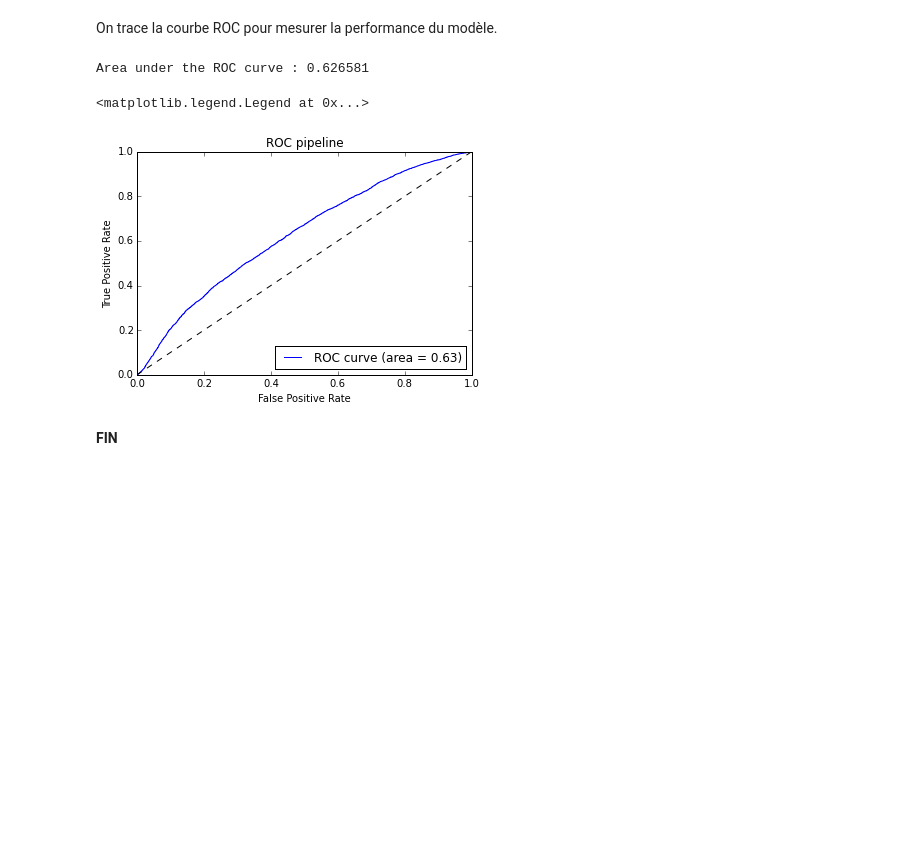
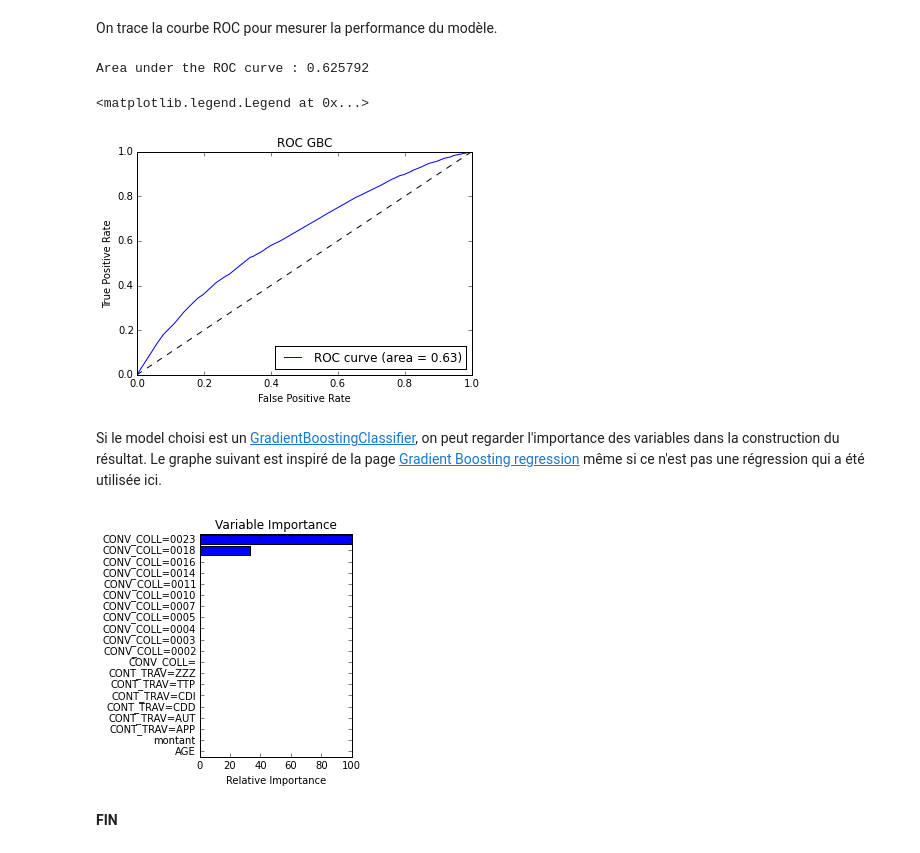
Before and after one commit to sdpython/ensae_teaching_cs, a Jupyter notebook: _doc/notebooks/td2a/td2a_correction_session_3B.ipynb, the cells around one changed output. Saved outputs shown, nothing was run; the diff lists cells and outputs as text; code cells hidden in the pictures; blank space fills up the shorter version.

```diff
--- a/_doc/notebooks/td2a/td2a_correction_session_3B.ipynb
+++ b/_doc/notebooks/td2a/td2a_correction_session_3B.ipynb
@@ -266,7 +268,7 @@ a_train, a_test, b_train, b_test = train_test_split(Xt, Y, test_size=0.33)
 # %% [markdown]
 On teste différents modèles et on vérifie que le fait de considérer les variables ``AGE`` et ``montant`` est plus efficace. Les deux dernières options proposent deux façons de réduire le nombre de varaibles en entrée avec une ACP et en utilisant un objet [Pipeline](http://scikit-learn.org/stable/modules/generated/sklearn.pipeline.Pipeline.html) qui permet de chaîner les opérations sur le même jeu de données. Ce dernière exemple explique l'intérêt d'avoir les mêmes méthodes pour chaque modèle.
 # %%
-model = "pipeline"
+model = "GBC"
 if model == "lda":
     from sklearn.lda import LDA
     clf = LDA(n_components=2)
@@ -282,11 +284,17 @@ elif model == "forest":
 elif model=="pipeline":
     from sklearn.pipeline import Pipeline
     from sklearn.svm import LinearSVC
+    from sklearn.decomposition import PCA
+    from sklearn.lda import LDA
     clf = Pipeline([
       ('feature_selection', PCA(n_components=10)),
       ('classification', LDA())
     ])
     clf = clf.fit(a_train, b_train.ravel())
+elif model=="GBC":
+    from sklearn.ensemble import GradientBoostingClassifier
+    clf = GradientBoostingClassifier(n_estimators=10)
+    clf = clf.fit(a_train, b_train.ravel())
 else:
     raise Exception("unknown model: " + model)
 # %% [markdown]
@@ -307,8 +315,28 @@ plt.ylabel('True Positive Rate')
 plt.title('ROC ' + model)
 plt.legend(loc="lower right")
 # %% [output]
-Area under the ROC curve : 0.626581
+Area under the ROC curve : 0.625792
 <matplotlib.legend.Legend at 0x...>
-[figure, old version]
+[figure, new version]
+# %% [markdown]
+Si le model choisi est un [GradientBoostingClassifier](http://scikit-learn.org/stable/modules/generated/sklearn.ensemble.GradientBoostingClassifier.html), on peut regarder l'importance des variables dans la construction du résultat. Le graphe suivant est inspiré de la page [Gradient Boosting regression](http://scikit-learn.org/stable/auto_examples/ensemble/plot_gradient_boosting_regression.html) même si ce n'est pas une régression qui a été utilisée ici.
+# %%
+if model == "GBC":
+    import pandas
+    feature_name = pandas.Series(["AGE","montant"] + prep.feature_names_)
+
+    limit = 20
+    feature_importance = clf.feature_importances_[:20]
+
+    feature_importance = 100.0 * (feature_importance / feature_importance.max())
+    sorted_idx = np.argsort(feature_importance)
+    pos = np.arange(sorted_idx.shape[0]) + .5
+    plt.subplot(1, 2, 2)
+    plt.barh(pos, feature_importance[sorted_idx], align='center')
+    plt.yticks(pos, feature_name[sorted_idx])
+    plt.xlabel('Relative Importance')
+    plt.title('Variable Importance')
+# %% [output]
+[figure, added]
 # %% [markdown]
 **FIN**
```
Also changed, not shown: parts of 1 cell of this notebook, 6 other files.
